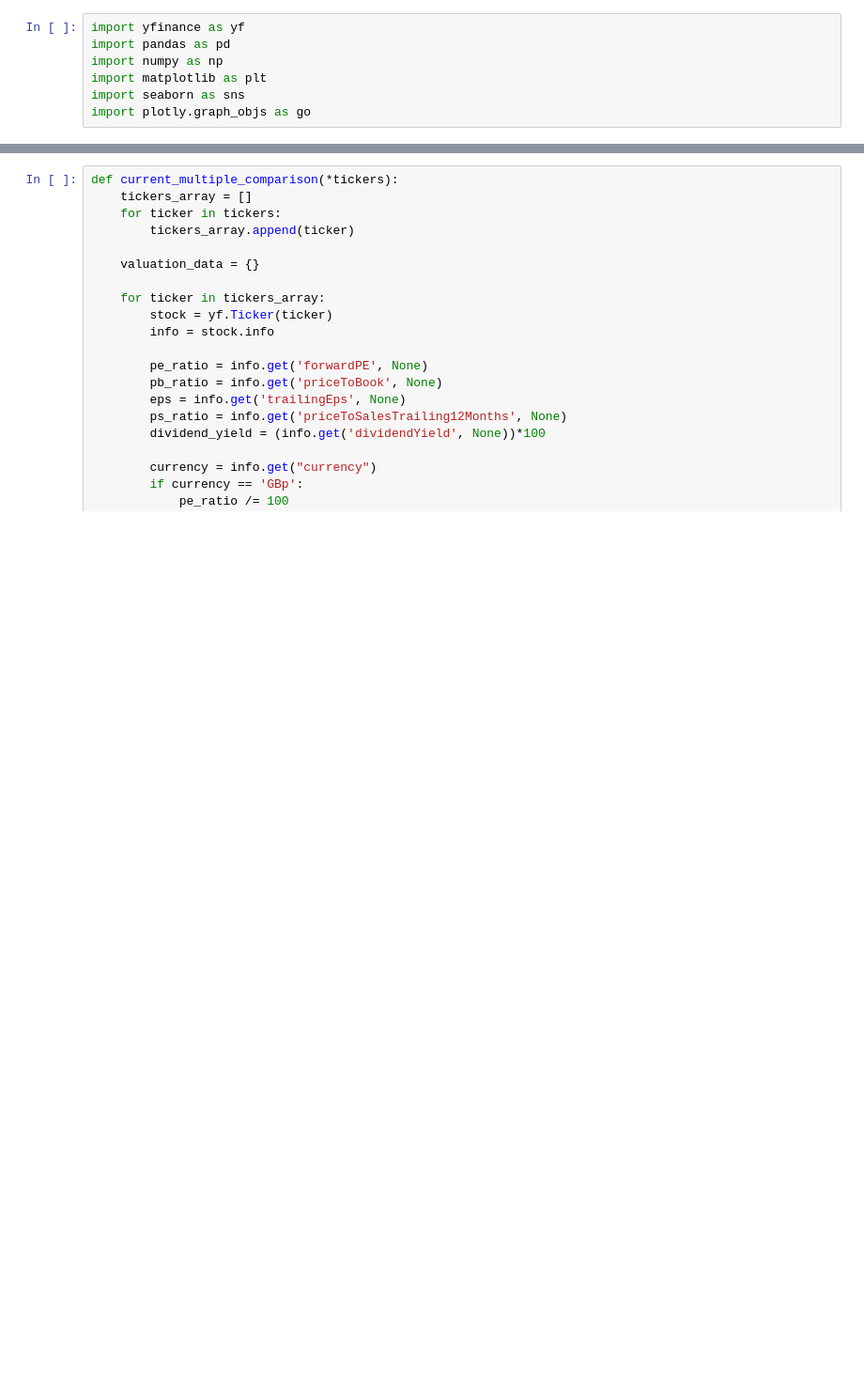
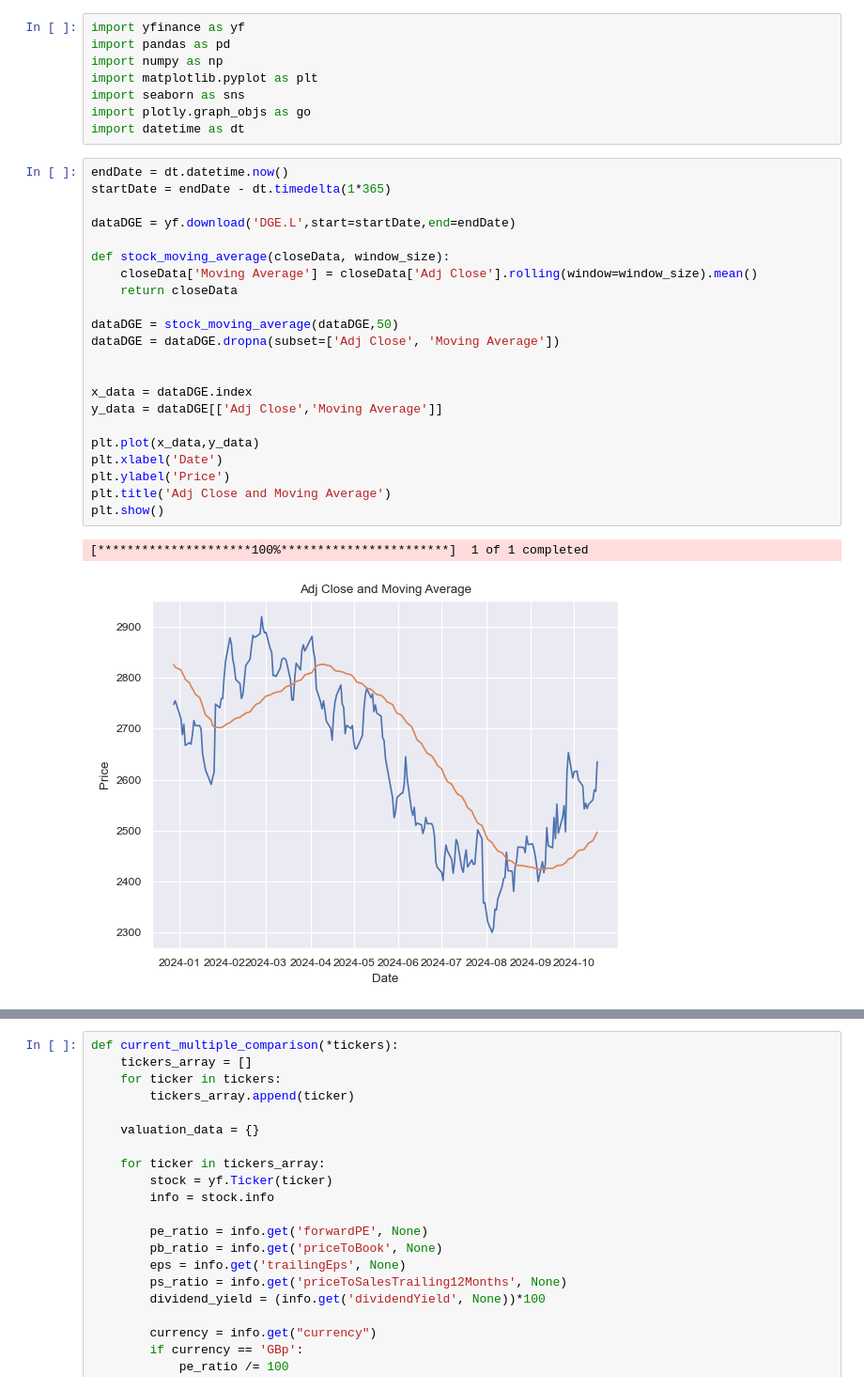
Before and after one commit to LEllis0/multi-asset-research, a Jupyter notebook: equity-research.ipynb, the cells around one changed output, grey strips where cells are left out. Shown at 94% size. Drawn from its saved outputs; the diff is of its cells as text; blank space fills up the shorter version.

Commit message:
Adding moving average insights

```diff
--- a/equity-research.ipynb
+++ b/equity-research.ipynb
@@ -2,9 +2,35 @@
 import yfinance as yf
 import pandas as pd
 import numpy as np
-import matplotlib as plt
+import matplotlib.pyplot as plt
 import seaborn as sns
 import plotly.graph_objs as go
+import datetime as dt
+# %%
+endDate = dt.datetime.now()
+startDate = endDate - dt.timedelta(1*365)
+
+dataDGE = yf.download('DGE.L',start=startDate,end=endDate)
+
+def stock_moving_average(closeData, window_size):
+    closeData['Moving Average'] = closeData['Adj Close'].rolling(window=window_size).mean()
+    return closeData
+
+dataDGE = stock_moving_average(dataDGE,50)
+dataDGE = dataDGE.dropna(subset=['Adj Close', 'Moving Average'])
+
+
+x_data = dataDGE.index
+y_data = dataDGE[['Adj Close','Moving Average']]
+
+plt.plot(x_data,y_data)
+plt.xlabel('Date')
+plt.ylabel('Price')
+plt.title('Adj Close and Moving Average')
+plt.show()
+# %% [output]
+[*********************100%***********************]  1 of 1 completed
+[figure, added]
 # %%
 azn = yf.Ticker("AZN.L")
 hist = azn.history(period="1y")
```
Also changed, not shown: parts of 6 cells of this notebook.
